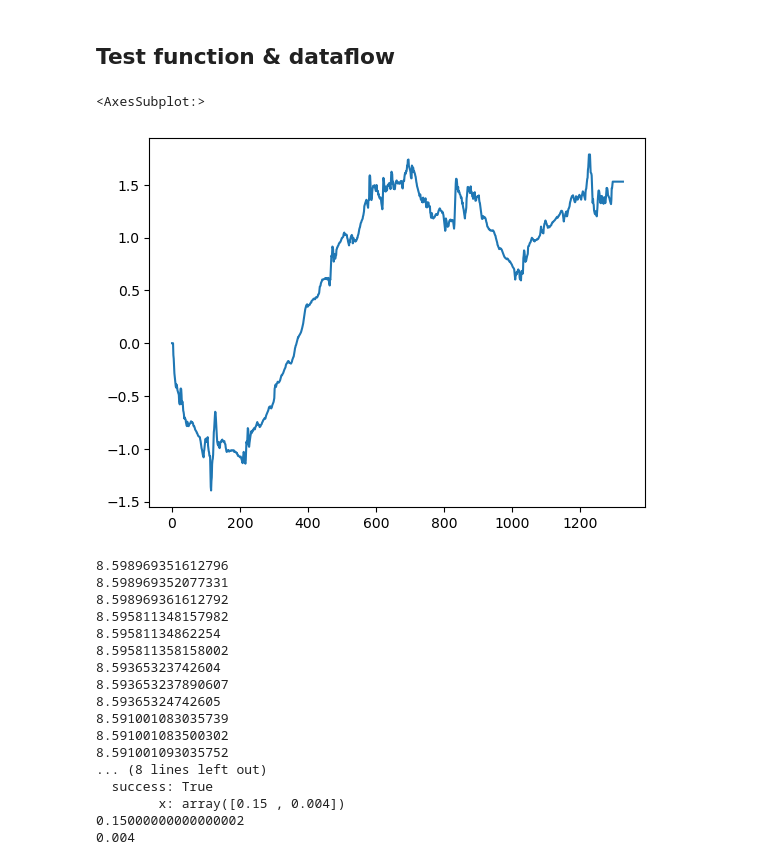
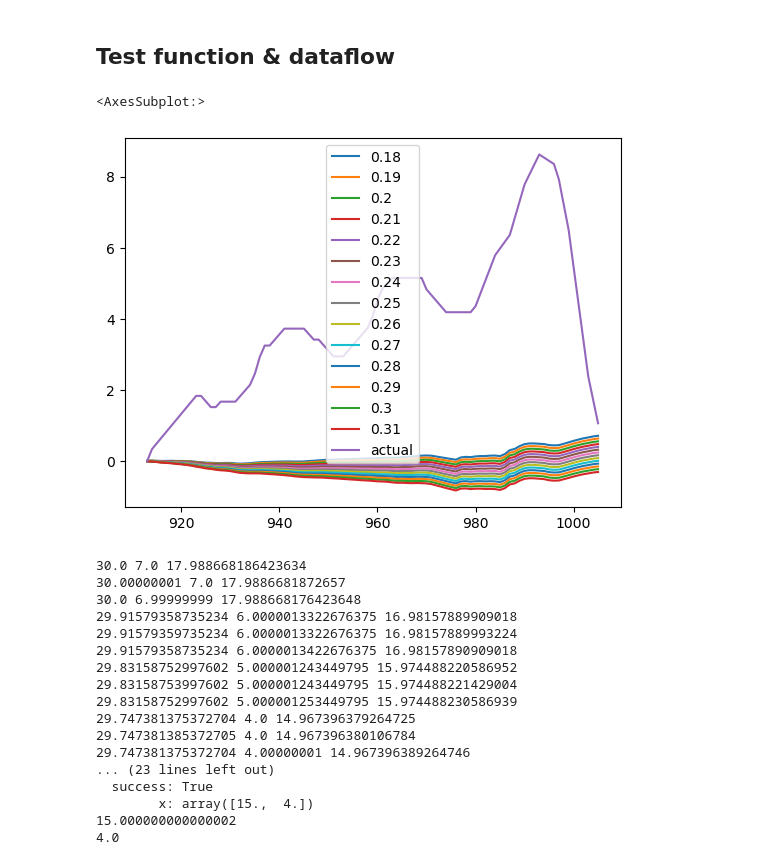
Before and after one commit to RyanAugust/GC-Utils, a Jupyter notebook: pyaero.ipynb, the cells around one changed output. Cells and saved outputs as stored; diff of their text form; code cells hidden in the pictures.

Commit message:
data loading, interval cutter, and solver built

```diff
--- a/pyaero.ipynb
+++ b/pyaero.ipynb
@@ -12,2 +21,2 @@ activity_df['acceleration'] = (activity_df['speed']-activity_df['speed'].shift(1
 # %%
-weather_df = pd.read_clipboard(names=['Time','distance','TEMPERATURE','HUMIDITY','WINDSPEED','WINDDIRECTION','PRESSURE'])
+weather_df = chuck_data_helper(save_name='weather_data', column_names=['Time','distance','TEMPERATURE','HUMIDITY','WINDSPEED','WINDDIRECTION','PRESSURE'])
@@ -37,56 +43,66 @@ def solve_power(Crr, m, g, v, s, a, CdA, rho, v_air):
 
     return w
 def solve_power_nowind(Crr, m, g, v, a, CdA, rho, w):
+    Crr = Crr*1000
+    CdA = CdA*100
     s = w / (m*g*v) - Crr - a/g - (rho*CdA*v**2)/(2*m*g)
     return s
 # %% [markdown]
 ## Test function & dataflow
+# %%
+def interval_extract(data, interval_start, interval_end):
+    return data[(data['time'] >= interval_start) & (data['time'] <= interval_end)]
 # %%
-pred_slope_change = solve_power_nowind(Crr=Crr, CdA=CdA, m=system_mass, g=gravity, v=activity_df['speed'], a=activity_df['acceleration'], rho=rho, w=activity_df['power'])
-pred_elevation = pred_slope_change.fillna(0).cumsum()
-pred_elevation.plot()
+interval_df = interval_extract(activity_df, interval_start=intervals[0][0], interval_end=intervals[0][1])
+results = {}
+for CdA in range(18,32):
+    CdA = CdA/100
+    results[CdA] = solve_power_nowind(Crr=Crr, CdA=CdA, m=system_mass, g=gravity, v=interval_df['speed'], a=interval_df['acceleration'], rho=rho, w=interval_df['power']).cumsum()
+results['actual'] = interval_df['slope'].cumsum()
-# %%
-pred_elevation.plot()
-# %% [output]
-<AxesSubplot:>
-[figure, removed]
+# %%
+pd.DataFrame(results).plot()
+# %% [output]
+<AxesSubplot:>
+[figure, added]
 # %%
+interval_df = interval_extract(activity_df, interval_start=intervals[0][0], interval_end=intervals[0][1])
+
 def optimize_CdA(params):
     losses = []
 
-    pred_slope_change = solve_power_nowind(Crr=params[1], CdA=params[0], m=system_mass, g=gravity, v=activity_df['speed'], a=activity_df['acceleration'], rho=rho, w=activity_df['power'])
+    pred_slope_change = solve_power_nowind(Crr=params[1], CdA=params[0], m=system_mass, g=gravity, v=interval_df['speed'], a=interval_df['acceleration'], rho=rho, w=interval_df['power'])
 
     losses = abs(activity_df['altitude'] - pred_slope_change)
     MAE = np.mean(losses)
-    print(MAE)
+    print(params[0], params[1], MAE)
     return MAE
                 # CdA  Crr
-initial_guess  = [.3, .005]
+initial_guess  = [.3*100, .005*1000*100]
 modeled_CdA = scipy.optimize.minimize(optimize_CdA
                                             ,x0=initial_guess
                                                     # CdA          Crr
-                                            ,bounds=[(.15,0.40),(.004,0.007)]
+                                            ,bounds=[(.15*100,0.40*100),(.004*1000,0.007*1000)]
                                             # ,method='Nelder-Mead'
-                                            # ,tol=1e-8
+                                            ,tol=1e-2
                                             )
 print(modeled_CdA)
 for val in modeled_CdA['x']:
     print(val)
 # %% [output]
-8.598969351612796
-8.598969352077331
-8.598969361612792
-8.595811348157982
-8.59581134862254
-8.595811358158002
-8.59365323742604
-8.593653237890607
-8.59365324742605
-8.591001083035739
-8.591001083500302
-8.591001093035752
-... (8 lines left out)
+30.0 7.0 17.988668186423634
+30.00000001 7.0 17.9886681872657
+30.0 6.99999999 17.988668176423648
+29.91579358735234 6.0000013322676375 16.98157889909018
+29.91579359735234 6.0000013322676375 16.98157889993224
+29.91579358735234 6.0000013422676375 16.98157890909018
+29.83158752997602 5.000001243449795 15.974488220586952
+29.83158753997602 5.000001243449795 15.974488221429004
+29.83158752997602 5.000001253449795 15.974488230586939
+29.747381375372704 4.0 14.967396379264725
+29.747381385372705 4.0 14.967396380106784
+29.747381375372704 4.00000001 14.967396389264746
+... (23 lines left out)
   success: True
-        x: array([0.15 , 0.004])
-0.15000000000000002
-0.004
+        x: array([15.,  4.])
+15.000000000000002
+4.0
```
Also changed, not shown: parts of 3 cells of this notebook.
